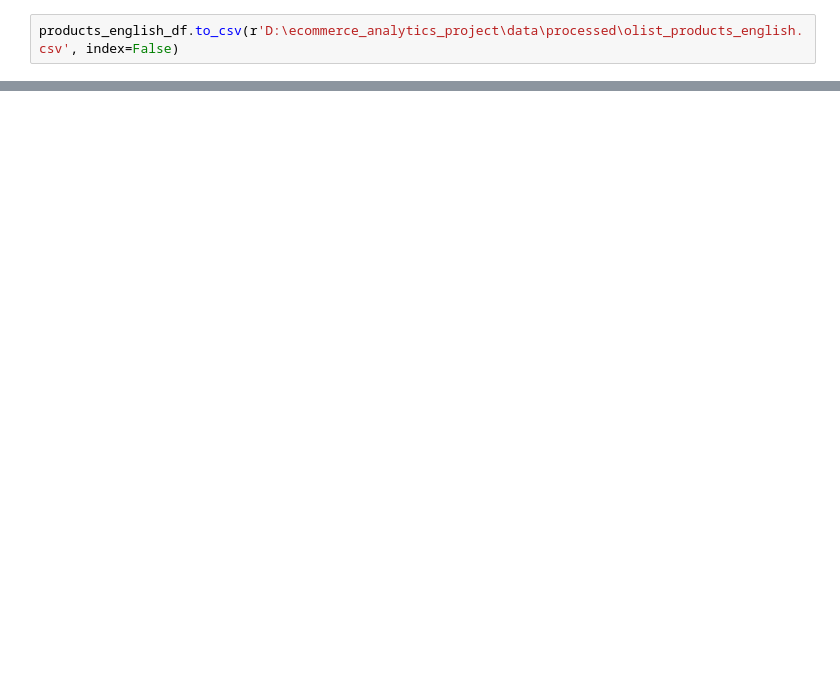
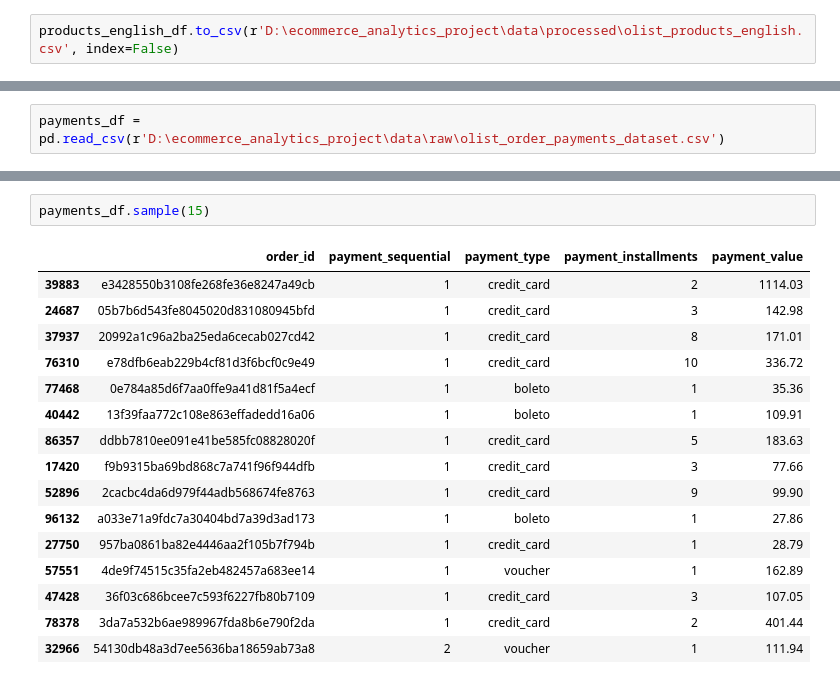
Before and after one commit to akulgarg7/ecommerce-analytics-project, a Jupyter notebook: notebooks/01_eda_and_cleaning.ipynb, the cells around one changed output, grey strips where cells are left out. Drawn from its saved outputs; the diff is of its cells as text; blank space fills up the shorter version.

```diff
--- a/notebooks/01_eda_and_cleaning.ipynb
+++ b/notebooks/01_eda_and_cleaning.ipynb
@@ -339,0 +342,2 @@ products_english_df.to_csv(r'D:\ecommerce_analytics_project\data\processed\olist
+# %%
+payments_df = pd.read_csv(r'D:\ecommerce_analytics_project\data\raw\olist_order_payments_dataset.csv')
@@ -339,0 +359,19 @@ products_english_df.to_csv(r'D:\ecommerce_analytics_project\data\processed\olist
+# %%
+payments_df.sample(15)
+# %% [output]
+|  | order_id | payment_sequential | payment_type | payment_installments | payment_value |
+| 39883 | e3428550b3108fe268fe36e8247a49cb | 1 | credit_card | 2 | 1114.03 |
+| 24687 | 05b7b6d543fe8045020d831080945bfd | 1 | credit_card | 3 | 142.98 |
+| 37937 | 20992a1c96a2ba25eda6cecab027cd42 | 1 | credit_card | 8 | 171.01 |
+| 76310 | e78dfb6eab229b4cf81d3f6bcf0c9e49 | 1 | credit_card | 10 | 336.72 |
+| 77468 | 0e784a85d6f7aa0ffe9a41d81f5a4ecf | 1 | boleto | 1 | 35.36 |
+| 40442 | 13f39faa772c108e863effadedd16a06 | 1 | boleto | 1 | 109.91 |
+| 86357 | ddbb7810ee091e41be585fc08828020f | 1 | credit_card | 5 | 183.63 |
+| 17420 | f9b9315ba69bd868c7a741f96f944dfb | 1 | credit_card | 3 | 77.66 |
+| 52896 | 2cacbc4da6d979f44adb568674fe8763 | 1 | credit_card | 9 | 99.90 |
+| 96132 | a033e71a9fdc7a30404bd7a39d3ad173 | 1 | boleto | 1 | 27.86 |
+| 27750 | 957ba0861ba82e4446aa2f105b7f794b | 1 | credit_card | 1 | 28.79 |
+| 57551 | 4de9f74515c35fa2eb482457a683ee14 | 1 | voucher | 1 | 162.89 |
+| 47428 | 36f03c686bcee7c593f6227fb80b7109 | 1 | credit_card | 3 | 107.05 |
+| 78378 | 3da7a532b6ae989967fda8b6e790f2da | 1 | credit_card | 2 | 401.44 |
+| 32966 | 54130db48a3d7ee5636ba18659ab73a8 | 2 | voucher | 1 | 111.94 |
```
Also changed, not shown: parts of 10 cells of this notebook.
